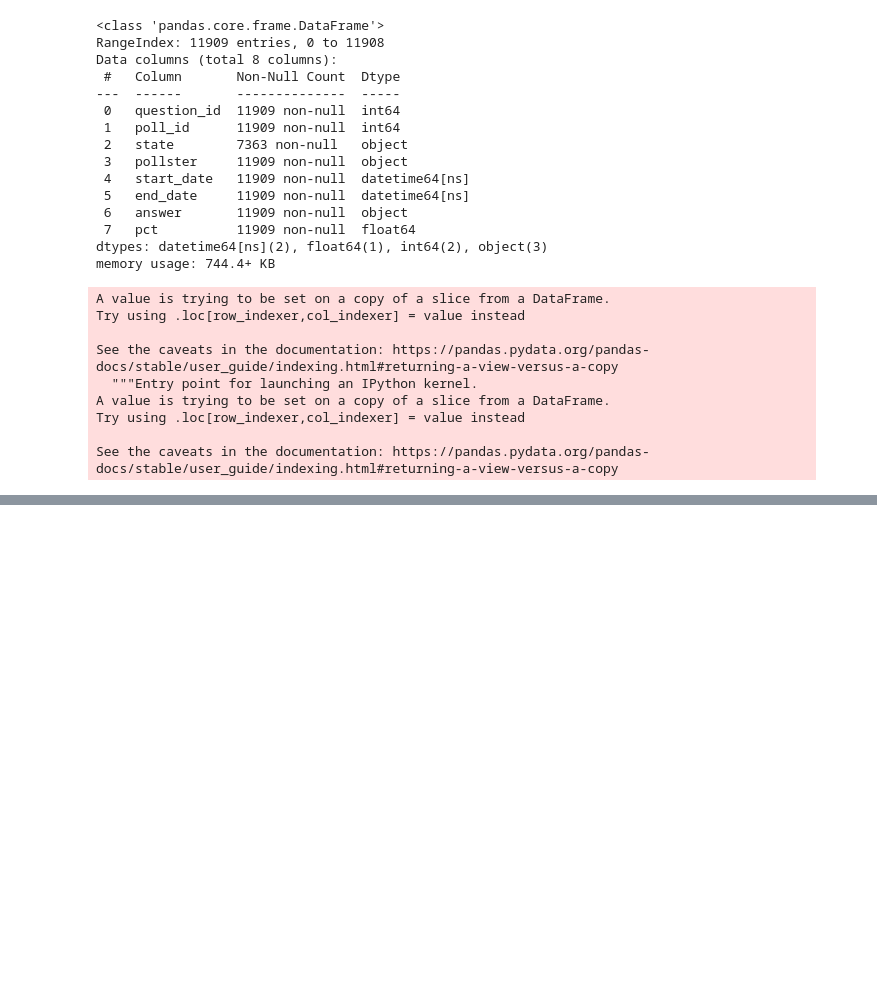
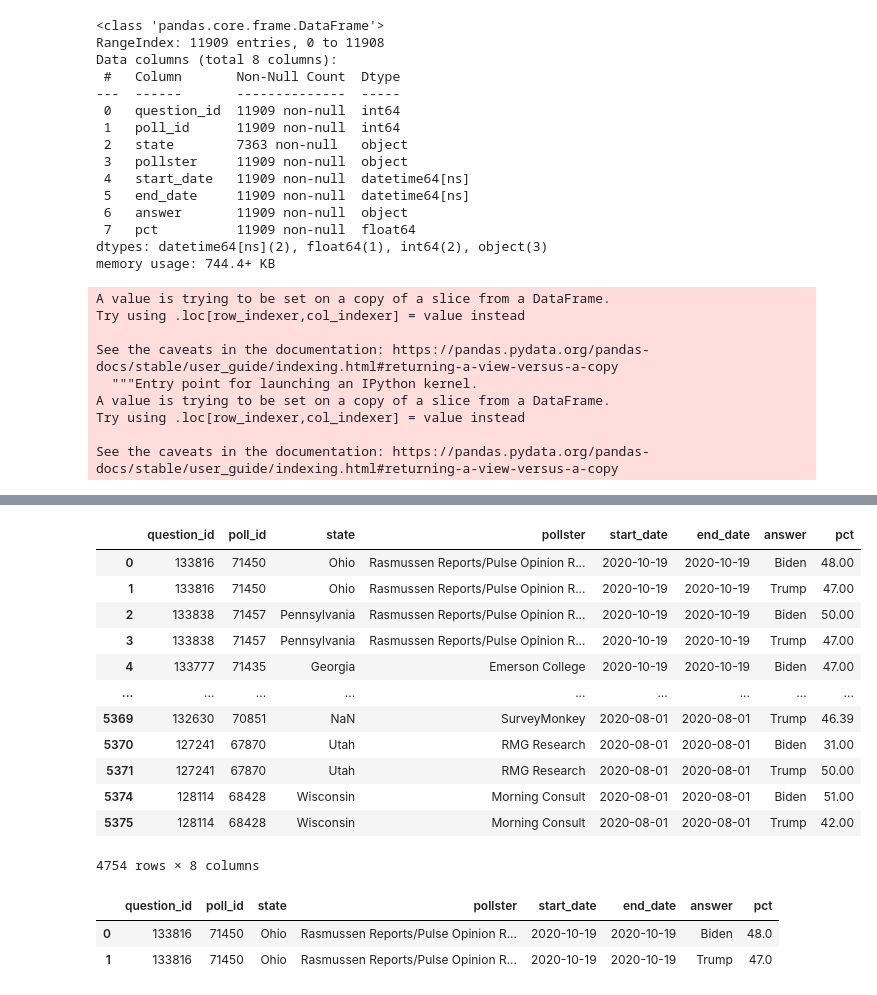
Before and after one commit to saima8/Data-Science-from-scratch, a Jupyter notebook: Case Studies/US 2020 Presidential Election Simulation.ipynb, the cells around one changed output, grey strips where cells are left out. Saved outputs shown, nothing was run; the diff lists cells and outputs as text; code cells hidden in the pictures; blank space fills up the shorter version.

```diff
--- a/Case Studies/US 2020 Presidential Election Simulation.ipynb
+++ b/Case Studies/US 2020 Presidential Election Simulation.ipynb
@@ -120,0 +185,22 @@ See the caveats in the documentation: https://pandas.pydata.org/pandas-docs/stab
+# %%
+df
+# %% [output]
+|  | question_id | poll_id | state | pollster | start_date | end_date | answer | pct |
+| 0 | 133816 | 71450 | Ohio | Rasmussen Reports/Pulse Opinion R... | 2020-10-19 | 2020-10-19 | Biden | 48.00 |
+| 1 | 133816 | 71450 | Ohio | Rasmussen Reports/Pulse Opinion R... | 2020-10-19 | 2020-10-19 | Trump | 47.00 |
+| 2 | 133838 | 71457 | Pennsylvania | Rasmussen Reports/Pulse Opinion R... | 2020-10-19 | 2020-10-19 | Biden | 50.00 |
+| 3 | 133838 | 71457 | Pennsylvania | Rasmussen Reports/Pulse Opinion R... | 2020-10-19 | 2020-10-19 | Trump | 47.00 |
+| 4 | 133777 | 71435 | Georgia | Emerson College | 2020-10-19 | 2020-10-19 | Biden | 47.00 |
+| ... | ... | ... | ... | ... | ... | ... | ... | ... |
+| 5369 | 132630 | 70851 | NaN | SurveyMonkey | 2020-08-01 | 2020-08-01 | Trump | 46.39 |
+| 5370 | 127241 | 67870 | Utah | RMG Research | 2020-08-01 | 2020-08-01 | Biden | 31.00 |
+| 5371 | 127241 | 67870 | Utah | RMG Research | 2020-08-01 | 2020-08-01 | Trump | 50.00 |
+| 5374 | 128114 | 68428 | Wisconsin | Morning Consult | 2020-08-01 | 2020-08-01 | Biden | 51.00 |
+| 5375 | 128114 | 68428 | Wisconsin | Morning Consult | 2020-08-01 | 2020-08-01 | Trump | 42.00 |
+4754 rows × 8 columns
+# %%
+df.loc[df['poll_id'] == 71450]
+# %% [output]
+|  | question_id | poll_id | state | pollster | start_date | end_date | answer | pct |
+| 0 | 133816 | 71450 | Ohio | Rasmussen Reports/Pulse Opinion R... | 2020-10-19 | 2020-10-19 | Biden | 48.0 |
+| 1 | 133816 | 71450 | Ohio | Rasmussen Reports/Pulse Opinion R... | 2020-10-19 | 2020-10-19 | Trump | 47.0 |
```
Also changed, not shown: parts of 8 cells of this notebook.
